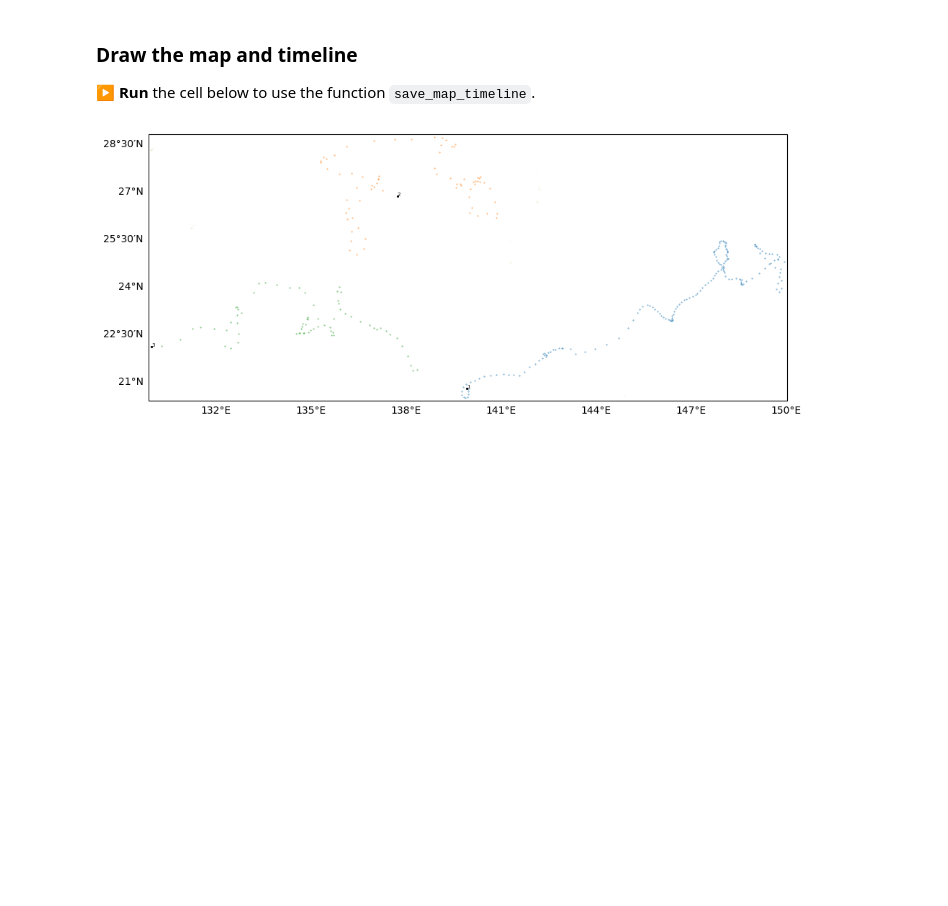
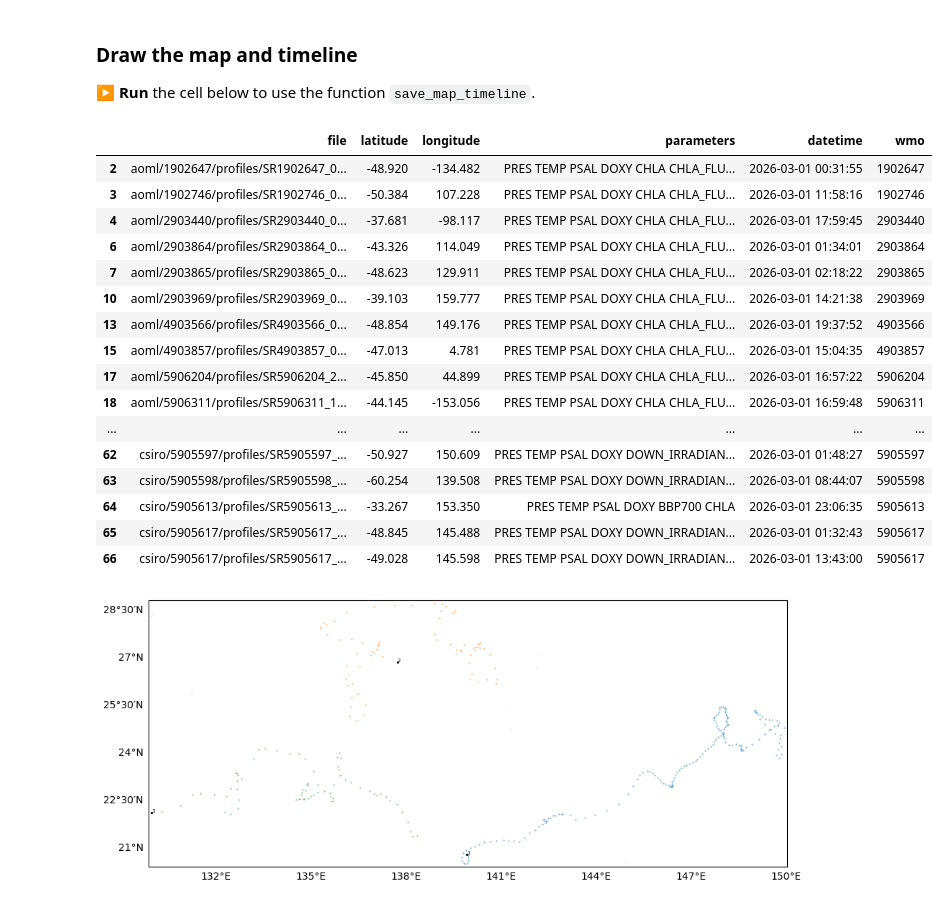
Before and after one commit to hakaseh/bgc-argo-tutorials, a Jupyter notebook: lessons/lesson_3.ipynb, the cells around one changed output. Drawn from its saved outputs; the diff is of its cells as text; code cells hidden in the pictures; blank space fills up the shorter version.

```diff
--- a/lessons/lesson_3.ipynb
+++ b/lessons/lesson_3.ipynb
@@ -131,4 +197,26 @@ def save_map_timeline(df_index, note = 'default', mapsize = (10,10), timelinesiz
 ### Draw the map and timeline
 
 ▶️ **Run** the cell below to use the function `save_map_timeline`.
+# %%
+df_index_ex1 = pd.read_csv('argo_synthetic-profile_index_exercise1.csv',parse_dates=['datetime'])
+df_index_so = df_index_ex1[df_index_ex1['latitude'] < -30]
+df_index_so
+# %% [output]
+|  | file | latitude | longitude | parameters | datetime | wmo |
+| 2 | aoml/1902647/profiles/SR1902647_0... | -48.920 | -134.482 | PRES TEMP PSAL DOXY CHLA CHLA_FLU... | 2026-03-01 00:31:55 | 1902647 |
+| 3 | aoml/1902746/profiles/SR1902746_0... | -50.384 | 107.228 | PRES TEMP PSAL DOXY CHLA CHLA_FLU... | 2026-03-01 11:58:16 | 1902746 |
+| 4 | aoml/2903440/profiles/SR2903440_0... | -37.681 | -98.117 | PRES TEMP PSAL DOXY CHLA CHLA_FLU... | 2026-03-01 17:59:45 | 2903440 |
+| 6 | aoml/2903864/profiles/SR2903864_0... | -43.326 | 114.049 | PRES TEMP PSAL DOXY CHLA CHLA_FLU... | 2026-03-01 01:34:01 | 2903864 |
+| 7 | aoml/2903865/profiles/SR2903865_0... | -48.623 | 129.911 | PRES TEMP PSAL DOXY CHLA CHLA_FLU... | 2026-03-01 02:18:22 | 2903865 |
+| 10 | aoml/2903969/profiles/SR2903969_0... | -39.103 | 159.777 | PRES TEMP PSAL DOXY CHLA CHLA_FLU... | 2026-03-01 14:21:38 | 2903969 |
+| 13 | aoml/4903566/profiles/SR4903566_0... | -48.854 | 149.176 | PRES TEMP PSAL DOXY CHLA CHLA_FLU... | 2026-03-01 19:37:52 | 4903566 |
+| 15 | aoml/4903857/profiles/SR4903857_0... | -47.013 | 4.781 | PRES TEMP PSAL DOXY CHLA CHLA_FLU... | 2026-03-01 15:04:35 | 4903857 |
+| 17 | aoml/5906204/profiles/SR5906204_2... | -45.850 | 44.899 | PRES TEMP PSAL DOXY CHLA CHLA_FLU... | 2026-03-01 16:57:22 | 5906204 |
+| 18 | aoml/5906311/profiles/SR5906311_1... | -44.145 | -153.056 | PRES TEMP PSAL DOXY CHLA CHLA_FLU... | 2026-03-01 16:59:48 | 5906311 |
+| ... | ... | ... | ... | ... | ... | ... |
+| 62 | csiro/5905597/profiles/SR5905597_... | -50.927 | 150.609 | PRES TEMP PSAL DOXY DOWN_IRRADIAN... | 2026-03-01 01:48:27 | 5905597 |
+| 63 | csiro/5905598/profiles/SR5905598_... | -60.254 | 139.508 | PRES TEMP PSAL DOXY DOWN_IRRADIAN... | 2026-03-01 08:44:07 | 5905598 |
+| 64 | csiro/5905613/profiles/SR5905613_... | -33.267 | 153.350 | PRES TEMP PSAL DOXY BBP700 CHLA | 2026-03-01 23:06:35 | 5905613 |
+| 65 | csiro/5905617/profiles/SR5905617_... | -48.845 | 145.488 | PRES TEMP PSAL DOXY DOWN_IRRADIAN... | 2026-03-01 01:32:43 | 5905617 |
+| 66 | csiro/5905617/profiles/SR5905617_... | -49.028 | 145.598 | PRES TEMP PSAL DOXY DOWN_IRRADIAN... | 2026-03-01 13:43:00 | 5905617 |
 # %%
```
Also changed, not shown: parts of 12 cells of this notebook.
